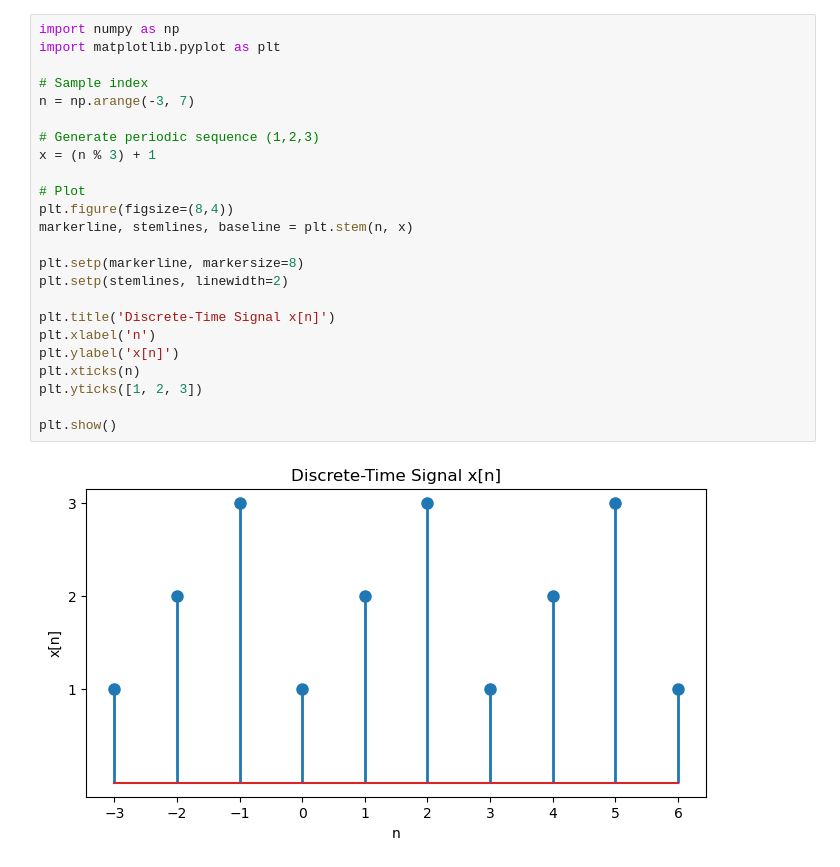
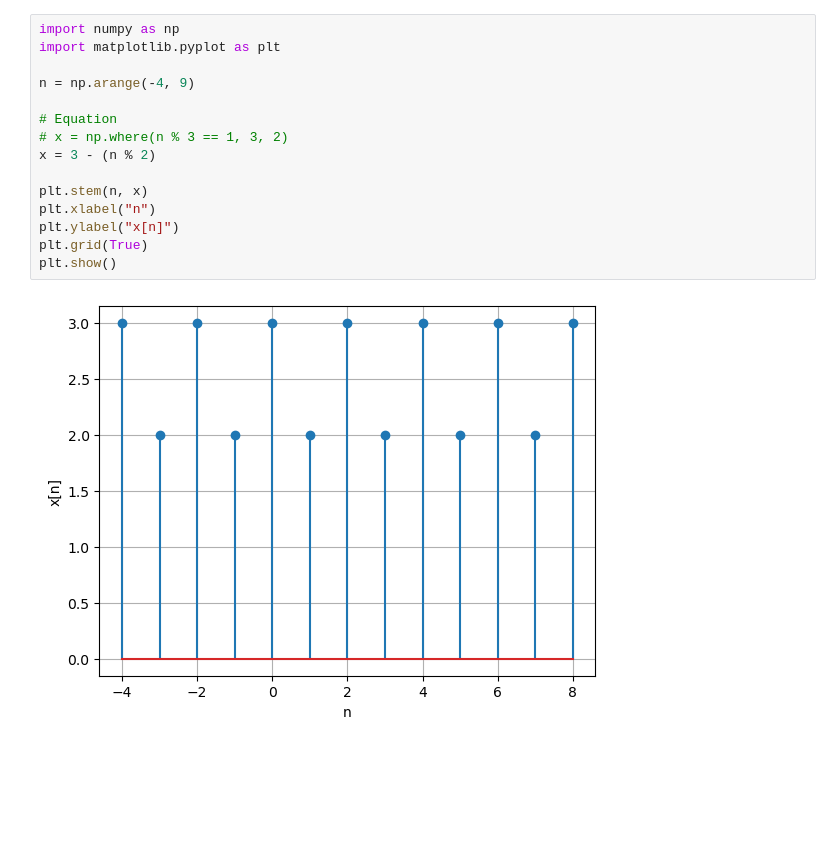
Before and after one commit to Harshalbhatt2806/DSIP-DIGITAL-SIGNAL-AND-IMAGE-PROCESSING, a Jupyter notebook: Exp OE1.ipynb, the cells around one changed output. Drawn from its saved outputs; the diff is of its cells as text; blank space fills up the shorter version.

```diff
--- a/Exp OE1.ipynb
+++ b/Exp OE1.ipynb
@@ -1,29 +1,20 @@
 # %%
 import numpy as np
 import matplotlib.pyplot as plt
 
-# Sample index
-n = np.arange(-3, 7)
+n = np.arange(-4, 9)
 
-# Generate periodic sequence (1,2,3)
-x = (n % 3) + 1
+# Equation
+# x = np.where(n % 3 == 1, 3, 2)
+x = 3 - (n % 2)
 
-# Plot
-plt.figure(figsize=(8,4))
-markerline, stemlines, baseline = plt.stem(n, x)
-
-plt.setp(markerline, markersize=8)
-plt.setp(stemlines, linewidth=2)
-
-plt.title('Discrete-Time Signal x[n]')
-plt.xlabel('n')
-plt.ylabel('x[n]')
-plt.xticks(n)
-plt.yticks([1, 2, 3])
-
+plt.stem(n, x)
+plt.xlabel("n")
+plt.ylabel("x[n]")
+plt.grid(True)
 plt.show()
 # %% [output]
-[figure, old version]
+[figure, new version]
 # %%
 import numpy as np
 import matplotlib.pyplot as plt
```
Also changed, not shown: parts of 5 cells of this notebook.
